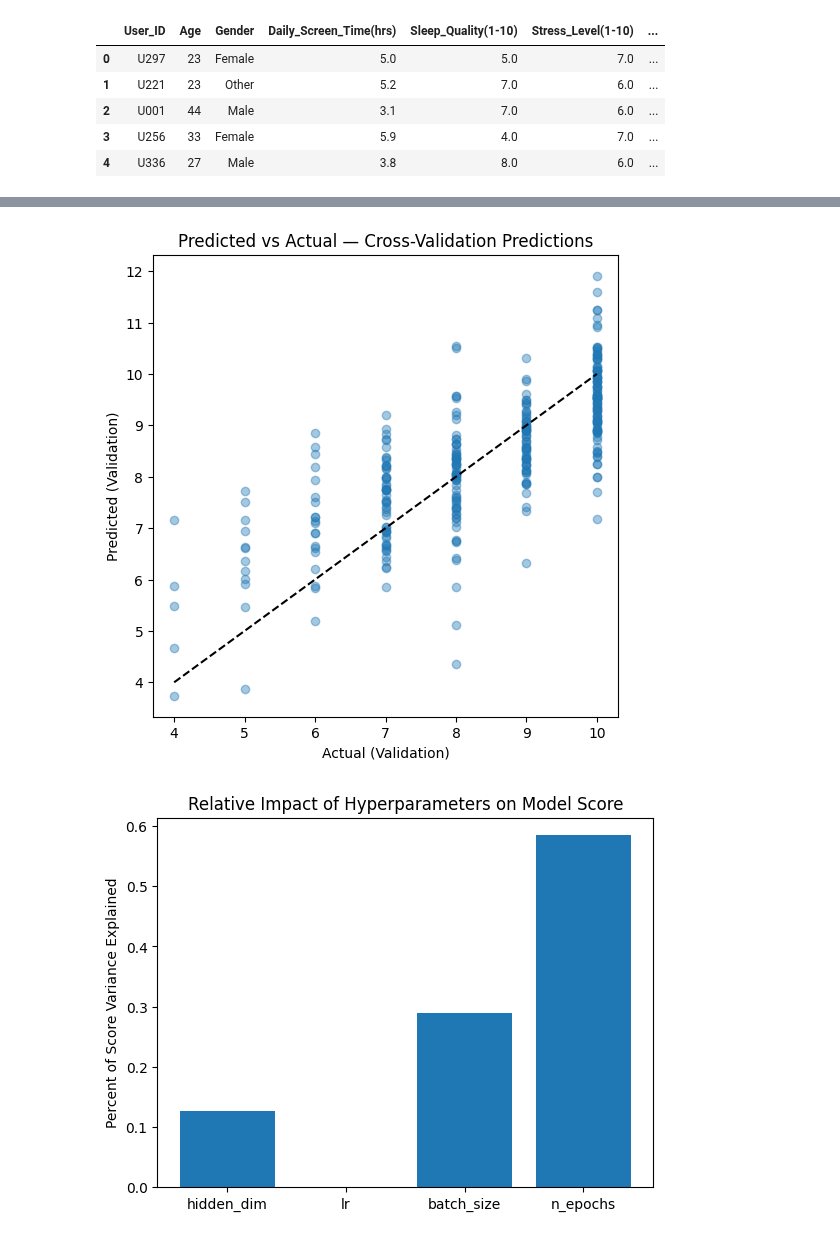
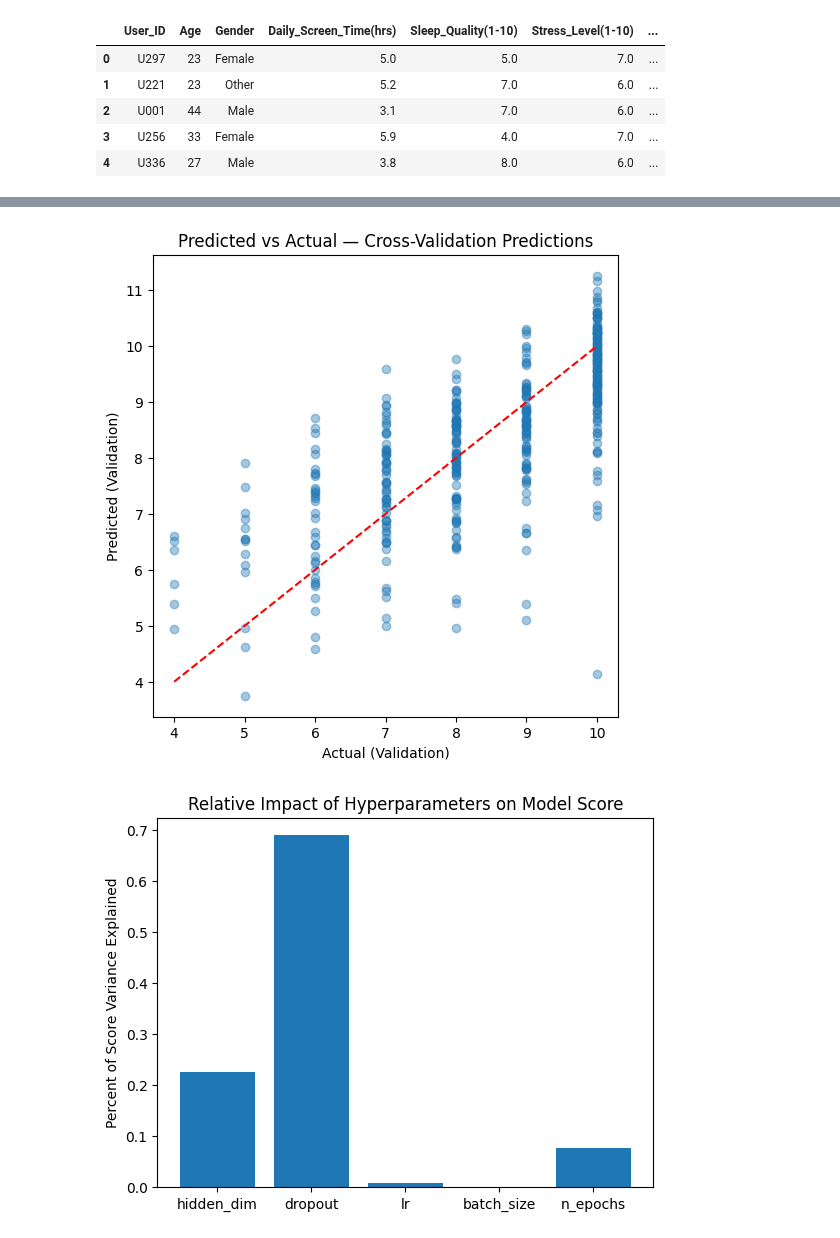
Before and after one commit to aileenkent/ds4021FinalProject, a Jupyter notebook: Notebooks/Models/Neural_Network.ipynb, the cells around one changed output, grey strips where cells are left out. Drawn from its saved outputs; the diff is of its cells as text; code cells hidden in the pictures.

Commit message:
pushing data leakage fix, explanatory text, updated evals, updated report

```diff
--- a/Notebooks/Models/Neural_Network.ipynb
+++ b/Notebooks/Models/Neural_Network.ipynb
@@ -41,32 +43,3 @@ First few rows of X_train:
 | 2 | U001 | 44 | Male | 3.1 | 7.0 | 6.0 | ... |
 | 3 | U256 | 33 | Female | 5.9 | 4.0 | 7.0 | ... |
 | 4 | U336 | 27 | Male | 3.8 | 8.0 | 6.0 | ... |
-# %%
-# data preprocessing
-
-# use label encoder to encode applicable categorical variables
-categorical_features = X_train.select_dtypes(include=['object']).columns.tolist()
-print(f"Categorical features: {categorical_features}")
-
-X_train_processed = X_train.copy()
-label_encoders = {}
-
-for feature in categorical_features:
-    if feature != 'User_ID':
-        le = LabelEncoder()
-        X_train_processed[feature] = le.fit_transform(X_train_processed[feature])
-        label_encoders[feature] = le
-
-# drop user id column
-if 'User_ID' in X_train_processed.columns:
-    X_train_processed = X_train_processed.drop('User_ID', axis=1)
-
-print(f"\nFirst few rows of X_train_processed:")
-display(X_train_processed.head())
-
-# convert data into numpy arrays, for compatibility with neural network
-X_nn = X_train_processed.values
-y_nn = y_train["Happiness_Index(1-10)"].values
-
-print(f"Total training samples: {X_nn.shape[0]}")
-print(f"Number of features: {X_nn.shape[1]}")
@@ -87,14 +105,16 @@ Number of features: 8
 
 class NeuralNet(nn.Module):
 
-    def __init__(self, input_dim=8, hidden_dim=16):
+    def __init__(self, input_dim=8, hidden_dim=16, dropout=0.0):
         super().__init__()
         l1 = nn.Linear(input_dim, hidden_dim)
         a1 = nn.ReLU()
+        d1 = nn.Dropout(dropout)
         l2 = nn.Linear(hidden_dim, hidden_dim)
         a2 = nn.ReLU()
+        d2 = nn.Dropout(dropout)
         l3 = nn.Linear(hidden_dim,1)
-        l = [l1, a1, l2, a2, l3]
+        l = [l1, a1, d1, l2, a2, d2, l3]
         self.module_list = nn.ModuleList(l)
 
     def forward(self, X):
@@ -106,6 +128,7 @@ class NeuralNet(nn.Module):
 
 param_grid = {
     "hidden_dim": [16, 32, 64],
+    "dropout": [0.0, 0.2],
     "lr": [0.001, 0.01],
     "batch_size": [16, 32],
     "n_epochs": [100, 300]
@@ -268,34 +271,34 @@ plt.figure(figsize=(6,6))
 plt.scatter(y_true_cv, y_pred_cv, alpha=0.4)
 plt.plot([y_true_cv.min(), y_true_cv.max()],
          [y_true_cv.min(), y_true_cv.max()],
-         'k--')
+         'k--', c="red")
 plt.xlabel("Actual (Validation)")
 plt.ylabel("Predicted (Validation)")
 plt.title("Predicted vs Actual — Cross-Validation Predictions")
 plt.savefig('../../Outputs/nn_predicitons_vs_actual.png', dpi=300, bbox_inches='tight')
 plt.show()
 # %% [output]
-[figure, old version]
+[figure, new version]
 # %%
 effects = {}
-hyperparams = ["hidden_dim", "lr", "batch_size", "n_epochs"]
+hyperparams = ["hidden_dim", "dropout", "lr", "batch_size", "n_epochs"]
 
 for param in hyperparams:
     # variance of mean scores across choices of this param
     group_means = results_df.groupby(param)["score"].mean()
     effects[param] = np.var(group_means)
 
 # Normalize to percent
 total = sum(effects.values())
 effects_norm = {k: v/total for k,v in effects.items()}
 
 plt.bar(effects_norm.keys(), effects_norm.values())
 plt.title("Relative Impact of Hyperparameters on Model Score")
 plt.ylabel("Percent of Score Variance Explained")
 plt.savefig('../../Outputs/nn_relative_parameter_impact.png', dpi=300, bbox_inches='tight')
 plt.show()
 # %% [output]
-[figure, old version]
+[figure, new version]
 # %%
 results_df.sort_values("avg_mse").head(5)
 # %% [output]
```
Also changed, not shown: parts of 13 cells of this notebook, 9 other files.
